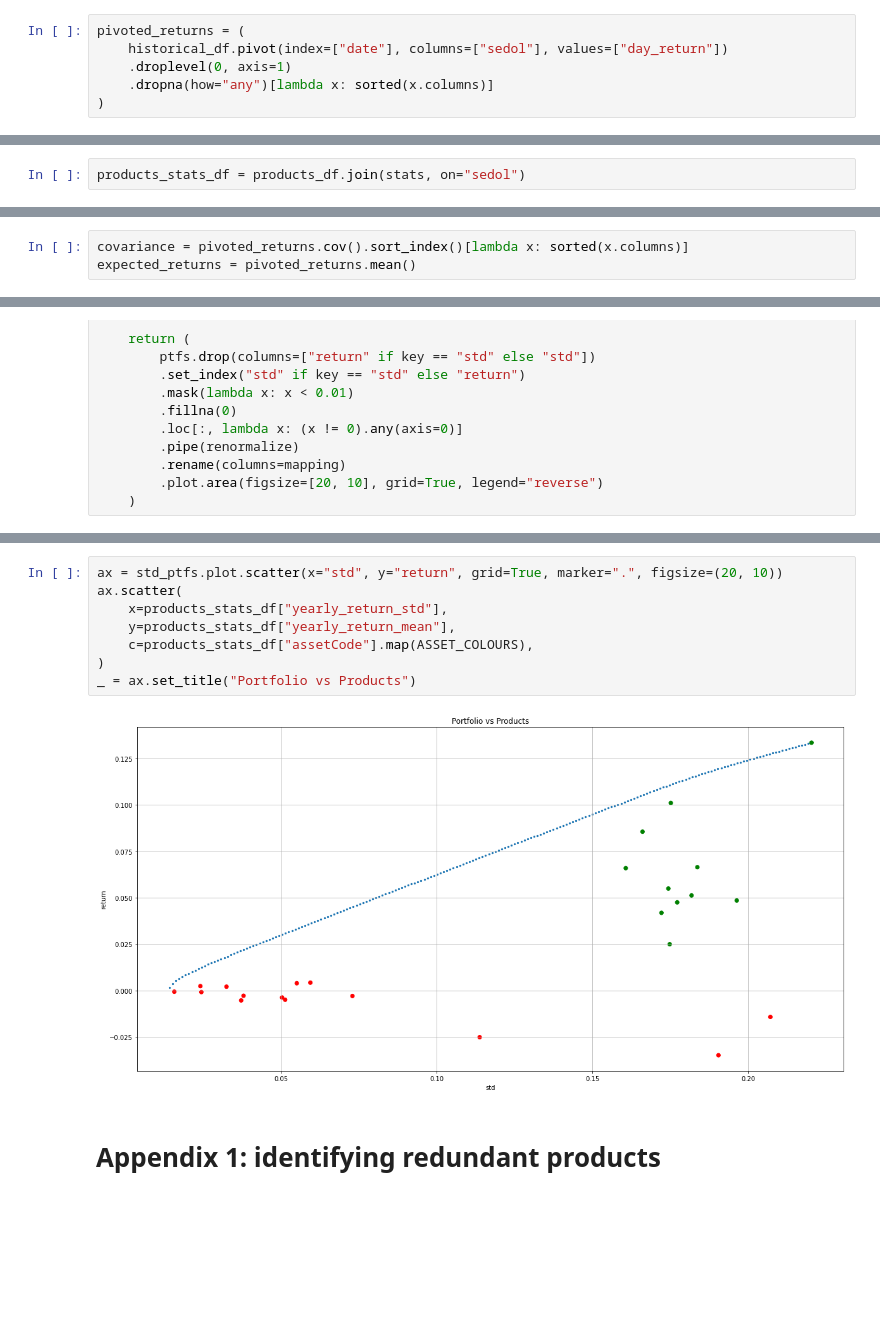
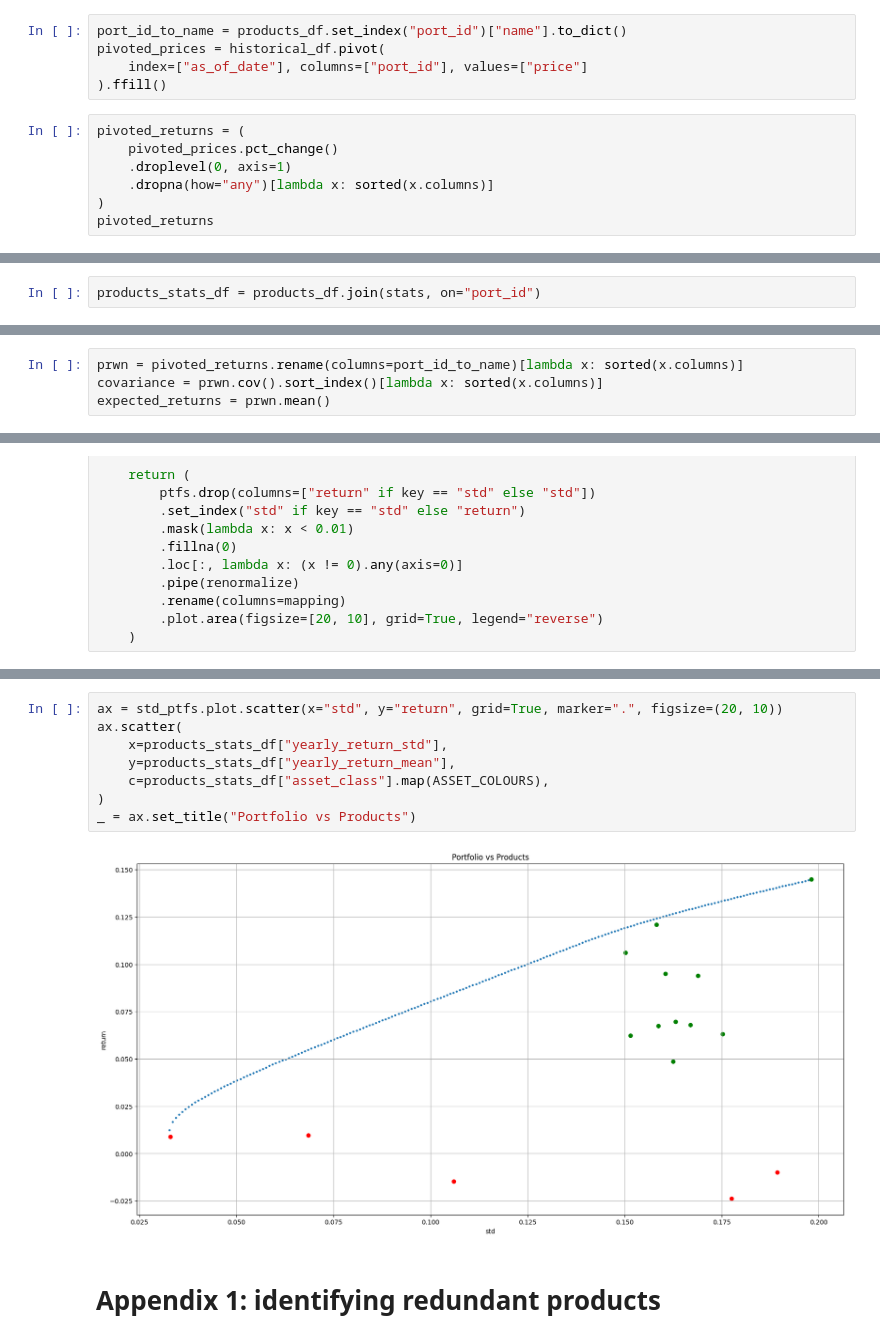
Before and after one commit to 0x26res/vanguard-optimizer, a Jupyter notebook: vanguard-optimizer.ipynb, the cells around one changed output, grey strips where cells are left out. Drawn from its saved outputs; the diff is of its cells as text; blank space fills up the shorter version.

```diff
--- a/vanguard-optimizer.ipynb
+++ b/vanguard-optimizer.ipynb
@@ -138,8 +151,14 @@ sedol_to_name = products_df.set_index("sedol")["name"].to_dict()
 # %% [markdown]
 ## Explore products stats
+# %%
+port_id_to_name = products_df.set_index("port_id")["name"].to_dict()
+pivoted_prices = historical_df.pivot(
+    index=["as_of_date"], columns=["port_id"], values=["price"]
+).ffill()
 # %%
 pivoted_returns = (
-    historical_df.pivot(index=["date"], columns=["sedol"], values=["day_return"])
+    pivoted_prices.pct_change()
     .droplevel(0, axis=1)
     .dropna(how="any")[lambda x: sorted(x.columns)]
 )
+pivoted_returns
@@ -152,7 +186,7 @@ counts = pivoted_returns.count().rename("count")
 
 stats = pd.concat([yearly_returns_mean, yearly_returns_std, counts], axis=1)
 # %%
-products_stats_df = products_df.join(stats, on="sedol")
+products_stats_df = products_df.join(stats, on="port_id")
 # %%
 ax = (
     products_stats_df
@@ -205,8 +240,9 @@ _ = ax.legend(loc="upper left")
 # %% [markdown]
 ## Prepare optimization inputs
 # %%
-covariance = pivoted_returns.cov().sort_index()[lambda x: sorted(x.columns)]
-expected_returns = pivoted_returns.mean()
+prwn = pivoted_returns.rename(columns=port_id_to_name)[lambda x: sorted(x.columns)]
+covariance = prwn.cov().sort_index()[lambda x: sorted(x.columns)]
+expected_returns = prwn.mean()
 # %%
 class ProblemVariables:
     def __init__(self, expected_returns, covariance):
@@ -325,13 +361,13 @@ _ = plot_ptfs(std_ptfs, products_df, key="std").set_title("Portfolio by std")
 # %%
 ax = std_ptfs.plot.scatter(x="std", y="return", grid=True, marker=".", figsize=(20, 10))
 ax.scatter(
     x=products_stats_df["yearly_return_std"],
     y=products_stats_df["yearly_return_mean"],
-    c=products_stats_df["assetCode"].map(ASSET_COLOURS),
+    c=products_stats_df["asset_class"].map(ASSET_COLOURS),
 )
 _ = ax.set_title("Portfolio vs Products")
 # %% [output]
-[figure, old version]
+[figure, new version]
 # %% [markdown]
 # Appendix 1: identifying redundant products
 # %%
```
Also changed, not shown: parts of 25 cells of this notebook, 1 other file.
